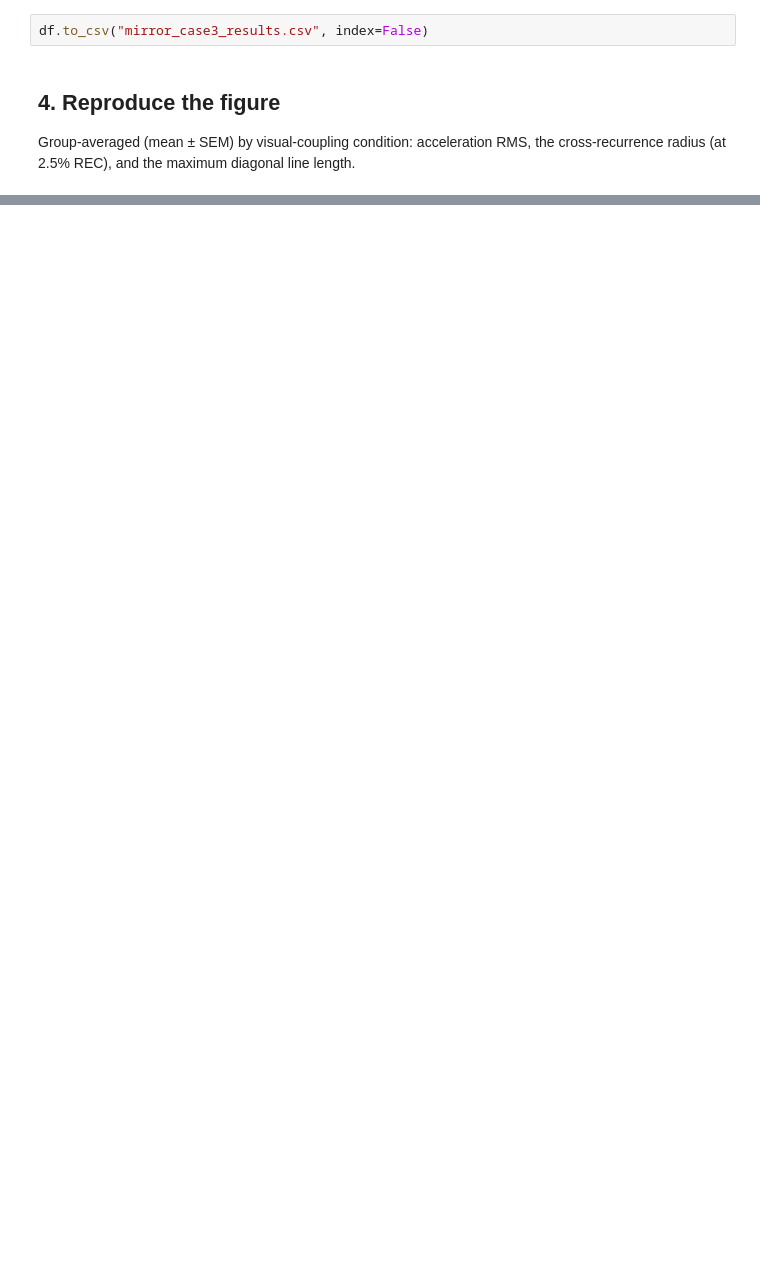
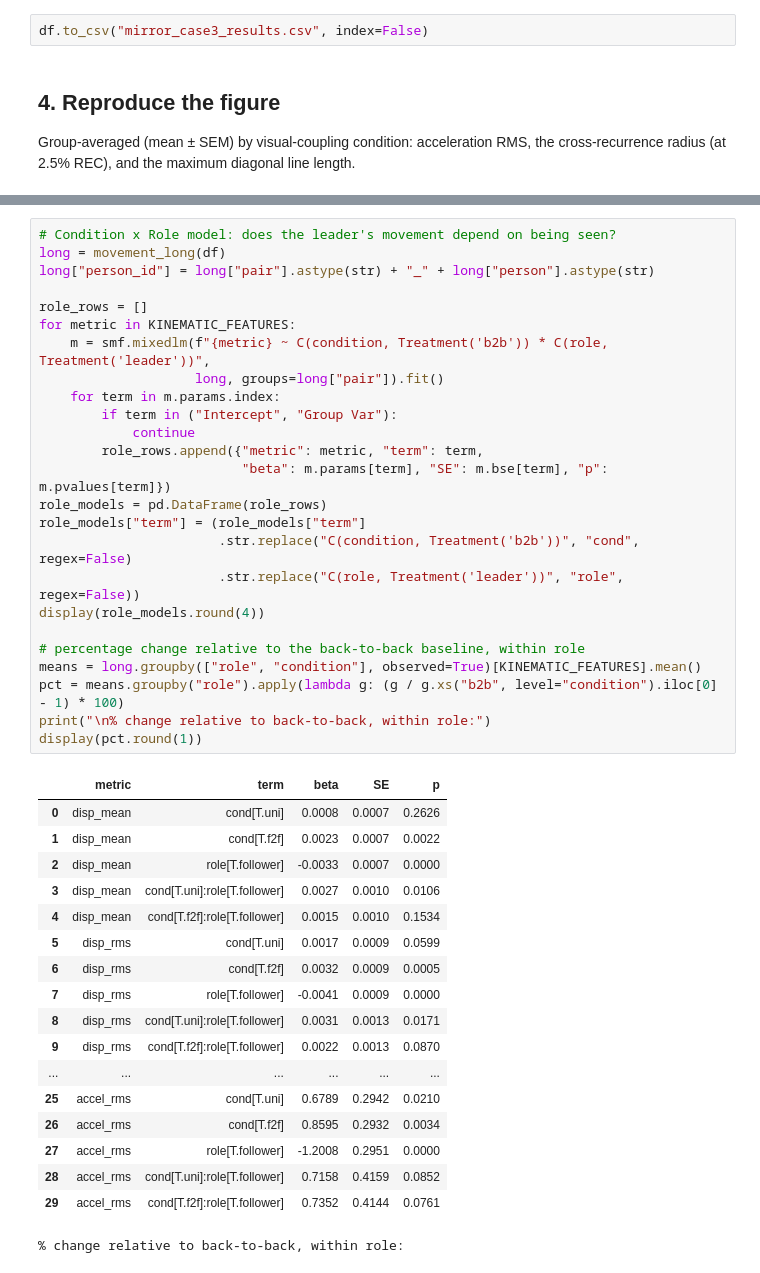
Before and after one commit to MInD-Laboratory/Pose-Dynamics, a Jupyter notebook: notebooks/case3_mirror_game_reproduction.ipynb, the cells around one changed output, grey strips where cells are left out. Cells and saved outputs as stored; diff of their text form; blank space fills up the shorter version.

```diff
--- a/notebooks/case3_mirror_game_reproduction.ipynb
+++ b/notebooks/case3_mirror_game_reproduction.ipynb
@@ -135,0 +279,44 @@ pd.DataFrame(coef_rows).round(4)
+# %%
+# Condition x Role model: does the leader's movement depend on being seen?
+long = movement_long(df)
+long["person_id"] = long["pair"].astype(str) + "_" + long["person"].astype(str)
+
+role_rows = []
+for metric in KINEMATIC_FEATURES:
+    m = smf.mixedlm(f"{metric} ~ C(condition, Treatment('b2b')) * C(role, Treatment('leader'))",
+                    long, groups=long["pair"]).fit()
+    for term in m.params.index:
+        if term in ("Intercept", "Group Var"):
+            continue
+        role_rows.append({"metric": metric, "term": term,
+                          "beta": m.params[term], "SE": m.bse[term], "p": m.pvalues[term]})
+role_models = pd.DataFrame(role_rows)
+role_models["term"] = (role_models["term"]
+                       .str.replace("C(condition, Treatment('b2b'))", "cond", regex=False)
+                       .str.replace("C(role, Treatment('leader'))", "role", regex=False))
+display(role_models.round(4))
+
+# percentage change relative to the back-to-back baseline, within role
+means = long.groupby(["role", "condition"], observed=True)[KINEMATIC_FEATURES].mean()
+pct = means.groupby("role").apply(lambda g: (g / g.xs("b2b", level="condition").iloc[0] - 1) * 100)
+print("\n% change relative to back-to-back, within role:")
+display(pct.round(1))
+# %% [output]
+|  | metric | term | beta | SE | p |
+| 0 | disp_mean | cond[T.uni] | 0.0008 | 0.0007 | 0.2626 |
+| 1 | disp_mean | cond[T.f2f] | 0.0023 | 0.0007 | 0.0022 |
+| 2 | disp_mean | role[T.follower] | -0.0033 | 0.0007 | 0.0000 |
+| 3 | disp_mean | cond[T.uni]:role[T.follower] | 0.0027 | 0.0010 | 0.0106 |
+| 4 | disp_mean | cond[T.f2f]:role[T.follower] | 0.0015 | 0.0010 | 0.1534 |
+| 5 | disp_rms | cond[T.uni] | 0.0017 | 0.0009 | 0.0599 |
+| 6 | disp_rms | cond[T.f2f] | 0.0032 | 0.0009 | 0.0005 |
+| 7 | disp_rms | role[T.follower] | -0.0041 | 0.0009 | 0.0000 |
+| 8 | disp_rms | cond[T.uni]:role[T.follower] | 0.0031 | 0.0013 | 0.0171 |
+| 9 | disp_rms | cond[T.f2f]:role[T.follower] | 0.0022 | 0.0013 | 0.0870 |
+| ... | ... | ... | ... | ... | ... |
+| 25 | accel_rms | cond[T.uni] | 0.6789 | 0.2942 | 0.0210 |
+| 26 | accel_rms | cond[T.f2f] | 0.8595 | 0.2932 | 0.0034 |
+| 27 | accel_rms | role[T.follower] | -1.2008 | 0.2951 | 0.0000 |
+| 28 | accel_rms | cond[T.uni]:role[T.follower] | 0.7158 | 0.4159 | 0.0852 |
+| 29 | accel_rms | cond[T.f2f]:role[T.follower] | 0.7352 | 0.4144 | 0.0761 |
+% change relative to back-to-back, within role:
```
Also changed, not shown: parts of 29 cells of this notebook.
